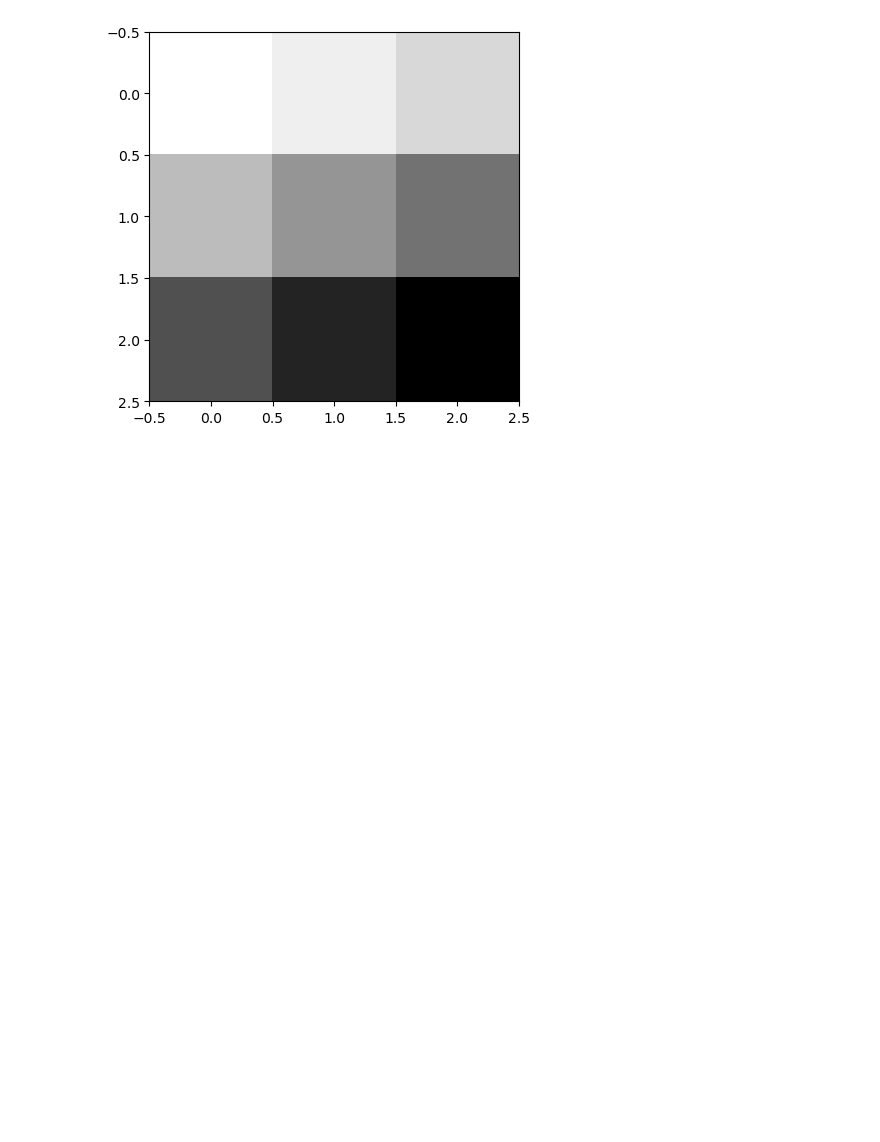
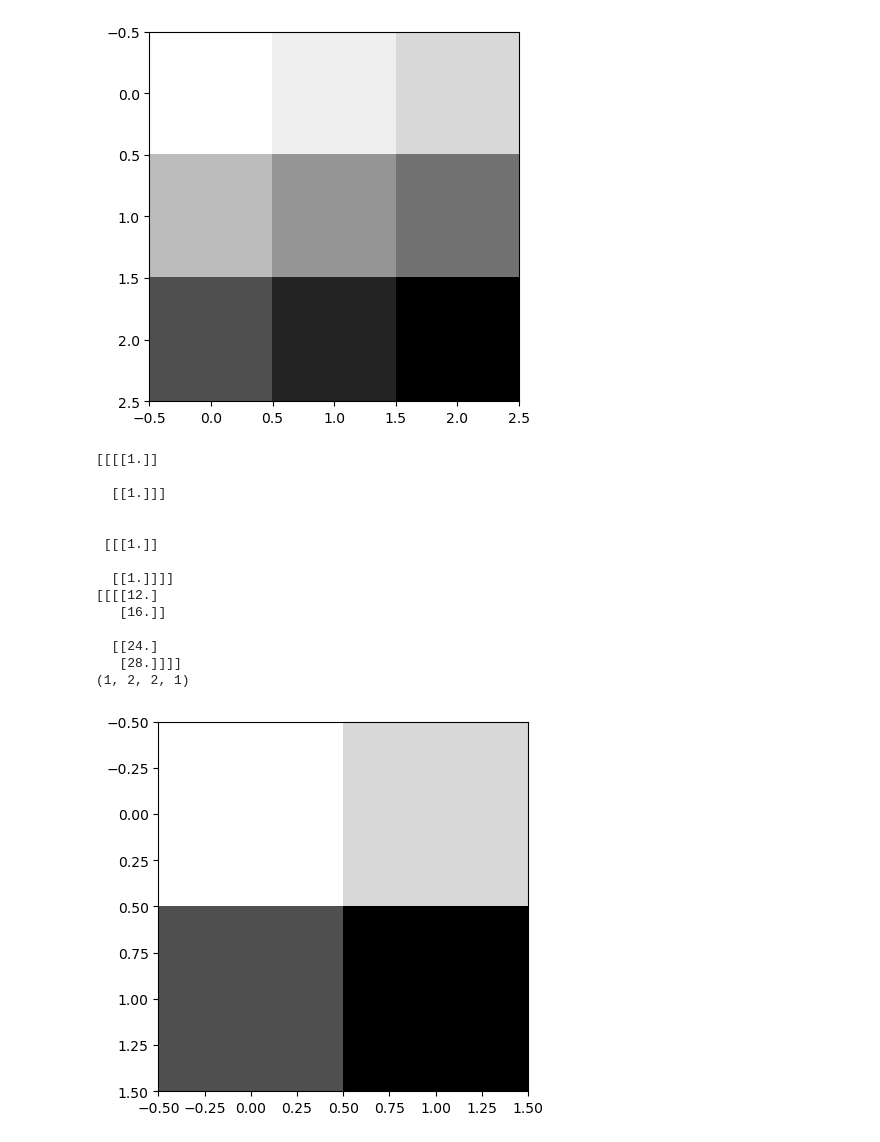
Before and after one commit to latencyspace/AI, a Jupyter notebook: 01_인공지능 기초/딥러닝 Tensorflow/07_cnn_basic.ipynb, the cells around one changed output. Saved outputs shown, nothing was run; the diff lists cells and outputs as text; code cells hidden in the pictures; blank space fills up the shorter version.

```diff
--- a/01_인공지능 기초/딥러닝 Tensorflow/07_cnn_basic.ipynb
+++ b/01_인공지능 기초/딥러닝 Tensorflow/07_cnn_basic.ipynb
@@ -30,3 +30,53 @@ plt.show()
    [9.]]]]
 (1, 3, 3, 1)
 [figure]
+# %%
+# CNN(Convolutional Neural Network)
+# conv2d layer , filter : (2,2,1,1), strides : 1
+
+# 입력 이미지 : (1,3,3,1), (N,H,W,C)
+# 1 : 이미지의 갯수
+# 3 : 가로 크기
+# 3 : 세로 크기
+# 1 : color, Grey scale ==> 1, RGB ==> 3
+
+# filter : (2,2,1,1)
+# 2 : 가로 크기
+# 2 : 세로 크기
+# 1 : color, Grey scale ==> 1, RGB ==> 3
+# 1 : filter 의 갯수
+
+# (N - F)/strides + 1
+# 출력 이미지 : (3 - 2)/1 + 1 = 2, zero padding을 안했을 때 (padding='VALID')
+# (1,3,3,1) ---> (1,2,2,1)
+
+# filter : (2,2,1,1)
+weight = tf.constant([[[[1.]],[[1.]]],
+                      [[[1.]],[[1.]]]])
+print(weight.numpy())
+
+# conv2d layer
+conv2d = tf.nn.conv2d(image,weight,strides=[1,1,1,1],padding='VALID')
+conv2d_image = conv2d.numpy()
+print(conv2d_image)
+print(conv2d_image.shape)  # (1, 2, 2, 1)
+
+# 시각화
+plt.imshow(conv2d_image.reshape(2,2),cmap='Greys')
+plt.show()
+# %% [output]
+[[[[1.]]
+
+  [[1.]]]
+
+
+ [[[1.]]
+
+  [[1.]]]]
+[[[[12.]
+   [16.]]
+
+  [[24.]
+   [28.]]]]
+(1, 2, 2, 1)
+[figure, added]
```
Also changed, not shown: parts of 8 cells of this notebook.
